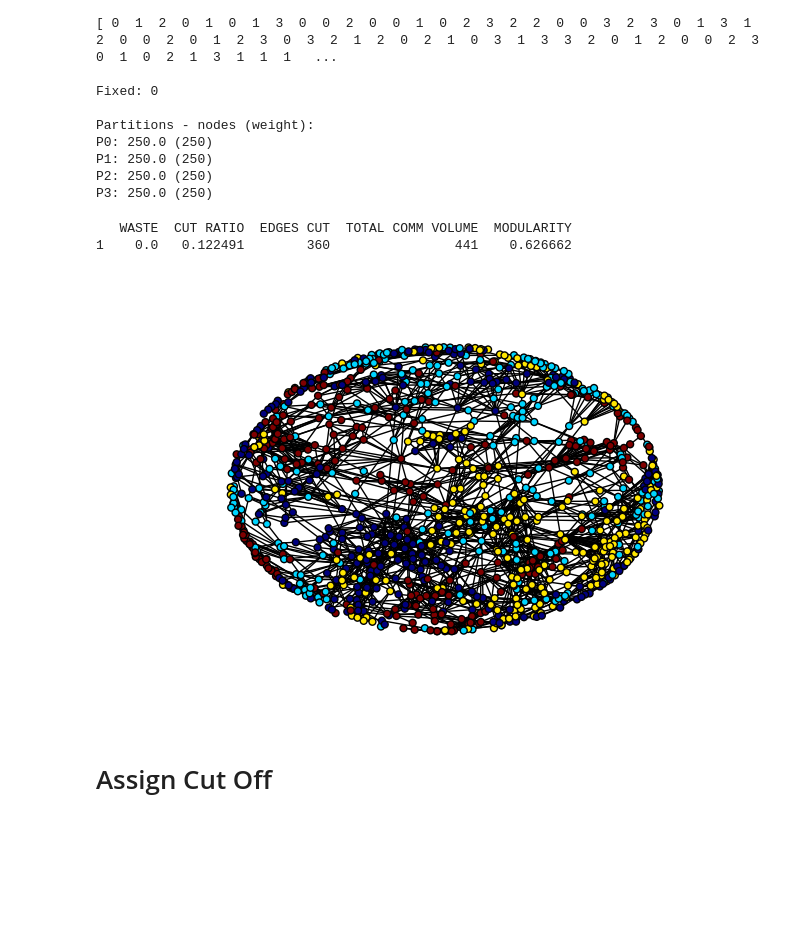
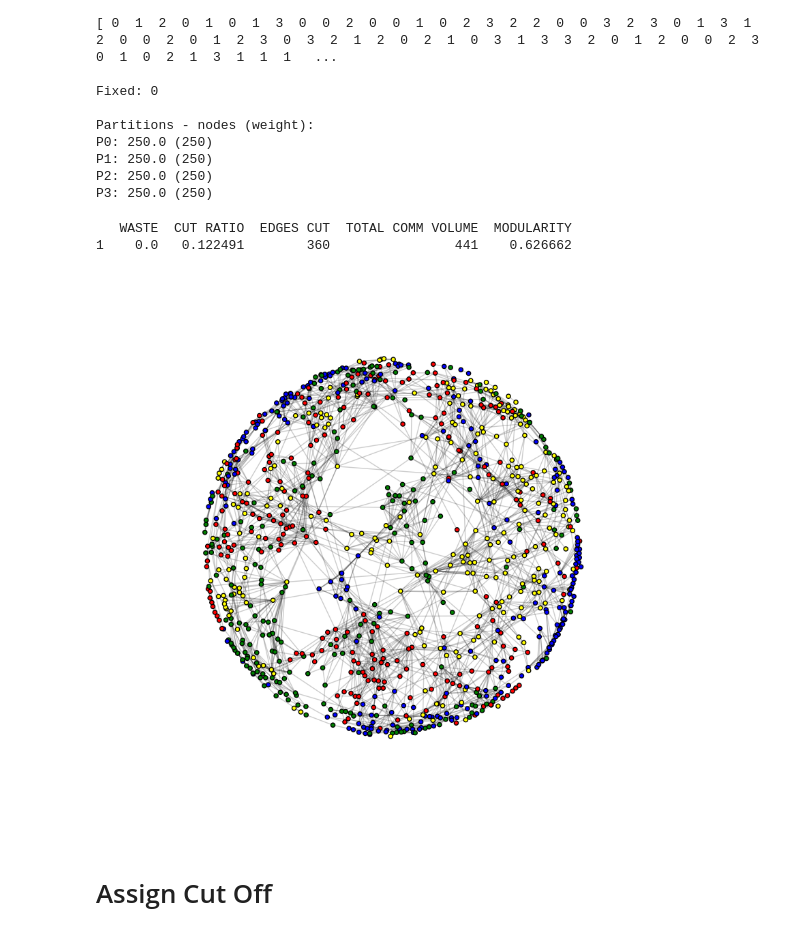
Before and after one commit to sbarakat/graph-partitioning, a Jupyter notebook: graph-partitioning-fennel.ipynb, the cells around one changed output. Saved outputs shown, nothing was run; the diff lists cells and outputs as text; code cells hidden in the pictures; blank space fills up the shorter version.

Commit message:
improved prediction model render and apply edge_expansion before creating prediction model

```diff
--- a/graph-partitioning-fennel.ipynb
+++ b/graph-partitioning-fennel.ipynb
@@ -136,19 +137,29 @@ P1: 250.0 (250)
 P2: 250.0 (250)
 P3: 250.0 (250)
 # %%
-import networkx as nx
-
 rows = list(range(1, len(m)+1))
 df = pd.DataFrame(m, index=rows, columns=cols)
 print(df)
 
 part = dict(zip(gp.G.nodes(), gp.assignments))
 values = [part.get(node) for node in gp.G.nodes()]
-nx.draw_spring(gp.G, cmap=plt.get_cmap('jet'), node_color=values, node_size=25, with_labels=False)
+
+pos = nx.spring_layout(gp.G)
+plt.figure(figsize=(10, 10))
+plt.axis('off')
+colours = {0: 'red', 1: 'blue', 2: 'yellow', 3: 'green'}
+
+colour = []
+for n in gp.G.nodes_iter():
+    colour += [colours[gp.assignments[n]]]
+
+nx.draw_networkx_nodes(gp.G, pos, node_size=20, node_color=colour, cmap=plt.cm.jet, with_labels=False)
+nx.draw_networkx_edges(gp.G, pos, alpha=0.2)
+plt.show(gp.G)
 # %% [output]
    WASTE  CUT RATIO  EDGES CUT  TOTAL COMM VOLUME  MODULARITY
 1    0.0   0.122491        360                441    0.626662
-[figure, old version]
+[figure, new version]
 # %% [markdown]
 # Assign Cut Off
 # %%
```
Also changed, not shown: parts of 5 cells of this notebook, 1 other file.
